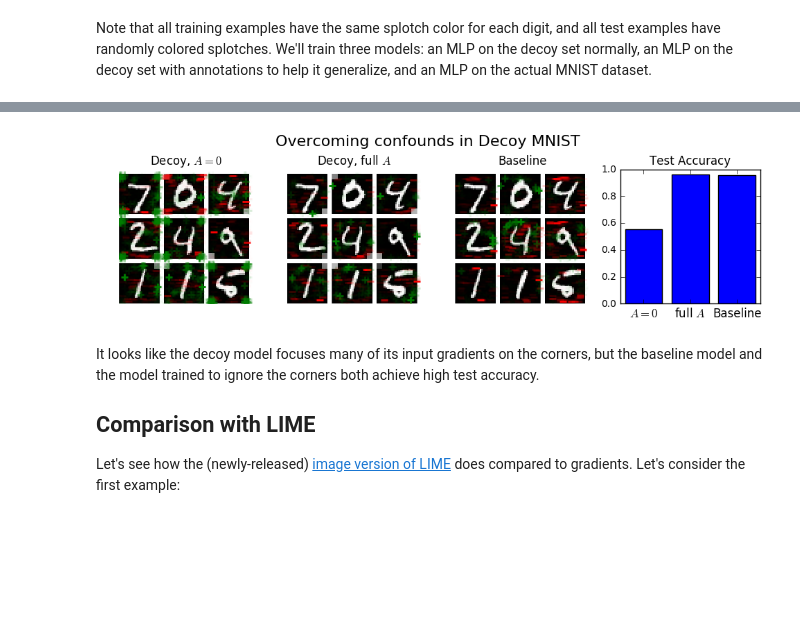
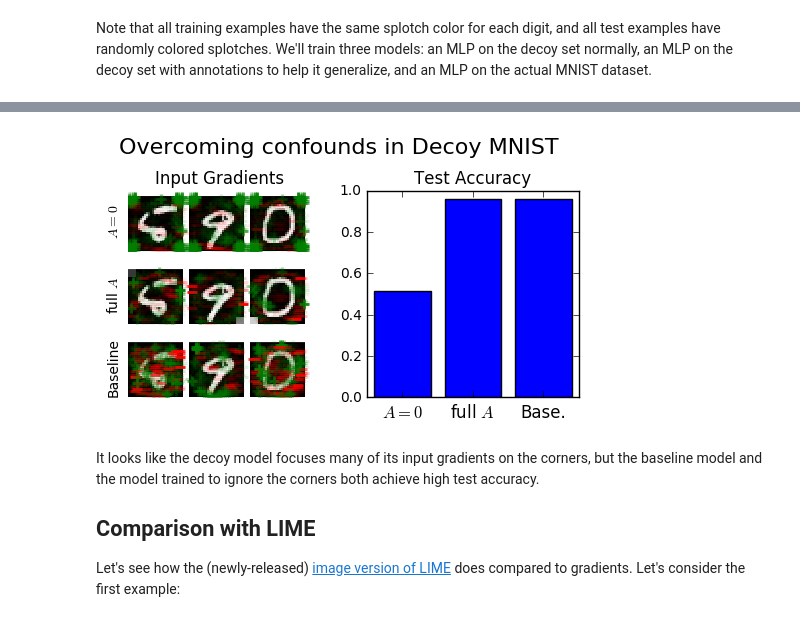
Before and after one commit to dtak/rrr, a Jupyter notebook: experiments/Decoy MNIST.ipynb, the cells around one changed output, grey strips where cells are left out. Saved outputs shown, nothing was run; the diff lists cells and outputs as text; code cells hidden in the pictures; blank space fills up the shorter version.

```diff
--- a/experiments/Decoy MNIST.ipynb
+++ b/experiments/Decoy MNIST.ipynb
@@ -61,31 +61,39 @@ print(mlp_nondecoy.score(Xr, y))
 # %%
 test_scores = [mlp_normal.score(Xt, yt), mlp_annotated.score(Xt, yt), mlp_nondecoy.score(Xtr, yt)]
-model_names = ['$A=0$', 'full $A$', 'Baseline']
+model_names = ['$A=0$', 'full $A$', 'Base.']
 # %%
 def explain(model, title='', length=3, i=0, Xt=Xt, **kwargs):
-  plt.title(title)
-  explanation_grid(model.grad_explain(Xt[i:i+length*length]), (28,28), length, **kwargs)
-ii=0
+  if title:
+    plt.title(title)
+  explanation_grid(model.grad_explain(Xt[i:i+length]), (28,28), gridshape=(length,1), **kwargs)
+
+ii=8
 ss=50
-plt.figure(figsize=(12,2.5))
+gridsize = (3,2)
+plt.figure(figsize=(6, 2.67))
 plt.suptitle('Overcoming confounds in Decoy MNIST', y=1.1, fontsize=16)
-plt.subplot(141)
-explain(mlp_normal, 'Decoy, $A=0$',i=ii,size=ss)
-plt.subplot(142)
-explain(mlp_annotated, 'Decoy, full $A$',i=ii,size=ss)
-plt.subplot(143)
-explain(mlp_nondecoy, 'Baseline', Xt=Xtr,i=ii,size=ss)
-plt.subplot(144)
+
+plt.subplot2grid(gridsize, (0,0))
+plt.title('Input Gradients')
+explain(mlp_normal, i=ii,size=ss); plt.ylabel('$A=0$')
+
+plt.subplot2grid(gridsize, (1,0))
+explain(mlp_annotated, i=ii,size=ss); plt.ylabel('full $A$')
+
+plt.subplot2grid(gridsize, (2,0))
+explain(mlp_nondecoy, Xt=Xtr,i=ii,size=ss); plt.ylabel('Baseline')
+
+plt.subplot2grid(gridsize, (0,1), rowspan=3)
 plt.title('Test Accuracy')
 plt.bar(np.arange(len(test_scores))+0.1, test_scores)
 plt.gca().set_xticks([0.5,1.5,2.5])
 plt.gca().set_xticklabels(model_names, fontsize=12)
 plt.xlim(0,3)
 plt.ylim(0,1)
 
 plt.show()
 # %% [output]
-[figure, old version]
+[figure, new version]
 # %% [markdown]
 It looks like the decoy model focuses many of its input gradients on the corners, but the baseline model and the model trained to ignore the corners both achieve high test accuracy.
 
```
Also changed, not shown: parts of 10 cells of this notebook, 11 other files.
